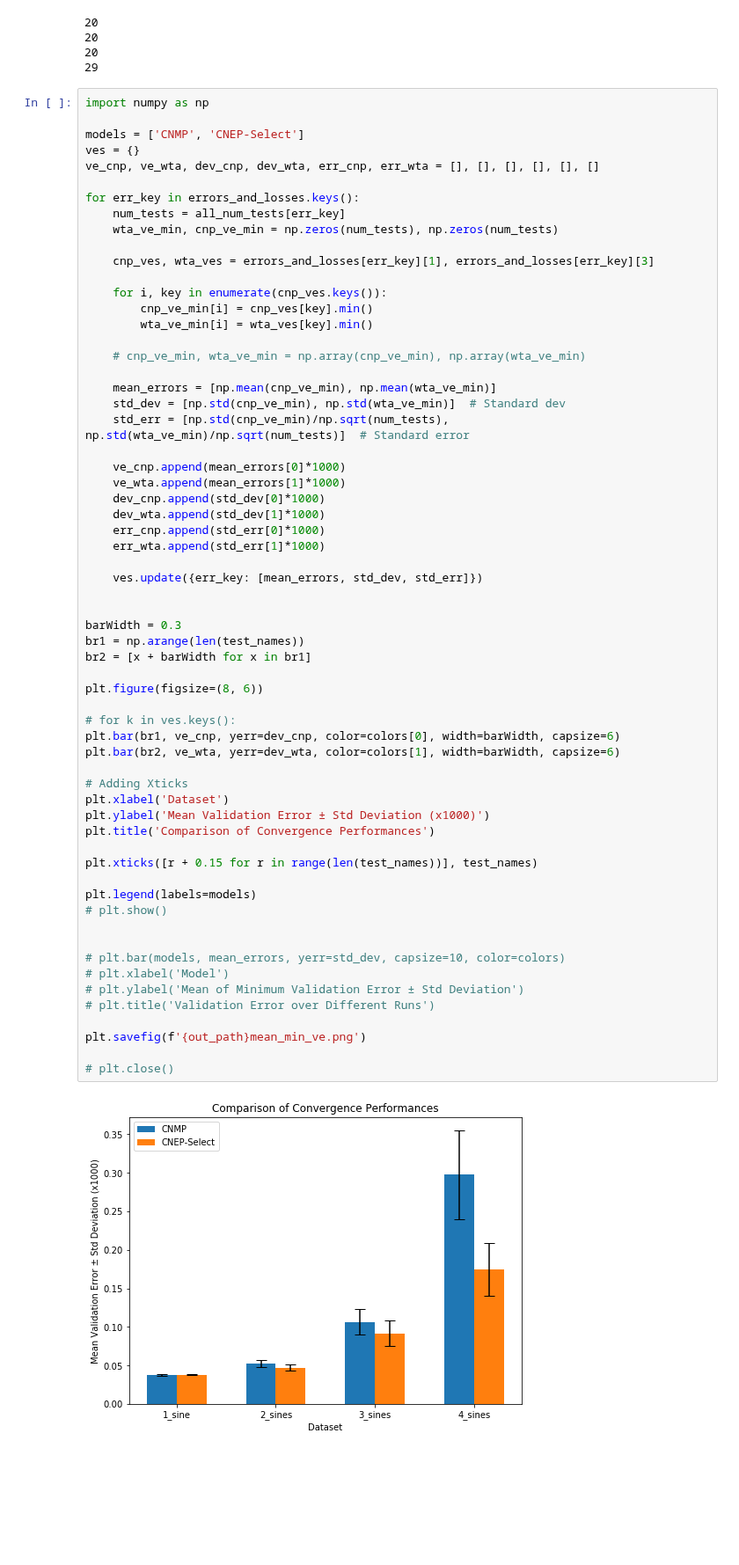
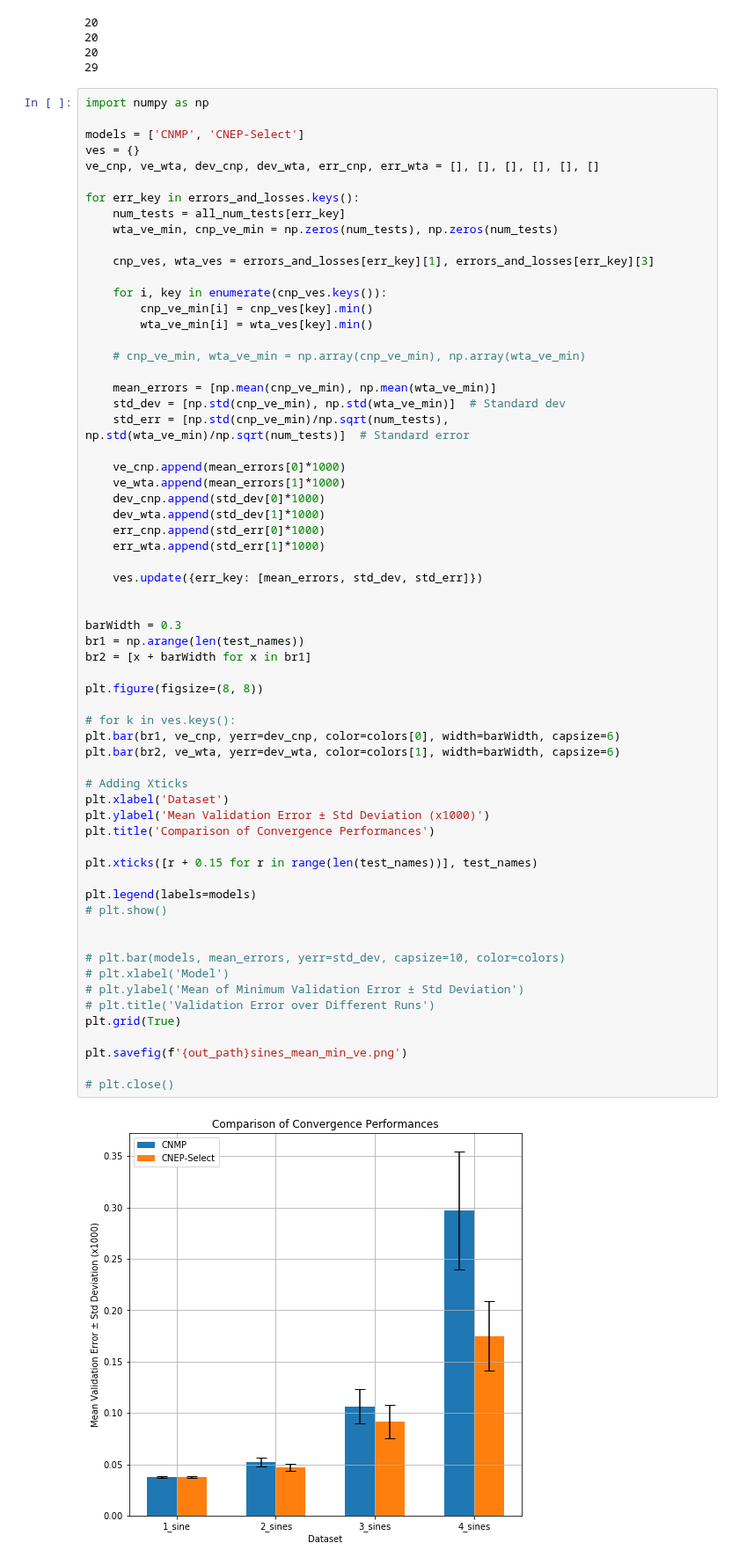
Before and after one commit to yildirimyigit/cnep, a Jupyter notebook: comparison_of_sine_losses.ipynb, the cells around one changed output. Shown at 88% size. Saved outputs shown, nothing was run; the diff lists cells and outputs as text; blank space fills up the shorter version.

Commit message:
updated plots

```diff
--- a/comparison_of_sine_losses.ipynb
+++ b/comparison_of_sine_losses.ipynb
@@ -92,33 +92,34 @@ for err_key in errors_and_losses.keys():
 
 
 barWidth = 0.3
 br1 = np.arange(len(test_names))
 br2 = [x + barWidth for x in br1]
 
-plt.figure(figsize=(8, 6))
+plt.figure(figsize=(8, 8))
 
 # for k in ves.keys():
 plt.bar(br1, ve_cnp, yerr=dev_cnp, color=colors[0], width=barWidth, capsize=6)
 plt.bar(br2, ve_wta, yerr=dev_wta, color=colors[1], width=barWidth, capsize=6)
 
 # Adding Xticks
 plt.xlabel('Dataset')
 plt.ylabel('Mean Validation Error ± Std Deviation (x1000)')
 plt.title('Comparison of Convergence Performances')
 
 plt.xticks([r + 0.15 for r in range(len(test_names))], test_names)
 
 plt.legend(labels=models)
 # plt.show()
 
 
 # plt.bar(models, mean_errors, yerr=std_dev, capsize=10, color=colors)
 # plt.xlabel('Model')
 # plt.ylabel('Mean of Minimum Validation Error ± Std Deviation')
 # plt.title('Validation Error over Different Runs')
+plt.grid(True)
 
-plt.savefig(f'{out_path}mean_min_ve.png')
+plt.savefig(f'{out_path}sines_mean_min_ve.png')
 
 # plt.close()
 # %% [output]
-[figure, old version]
+[figure, new version]
```
Also changed, not shown: parts of 6 cells of this notebook, 1 other file.
